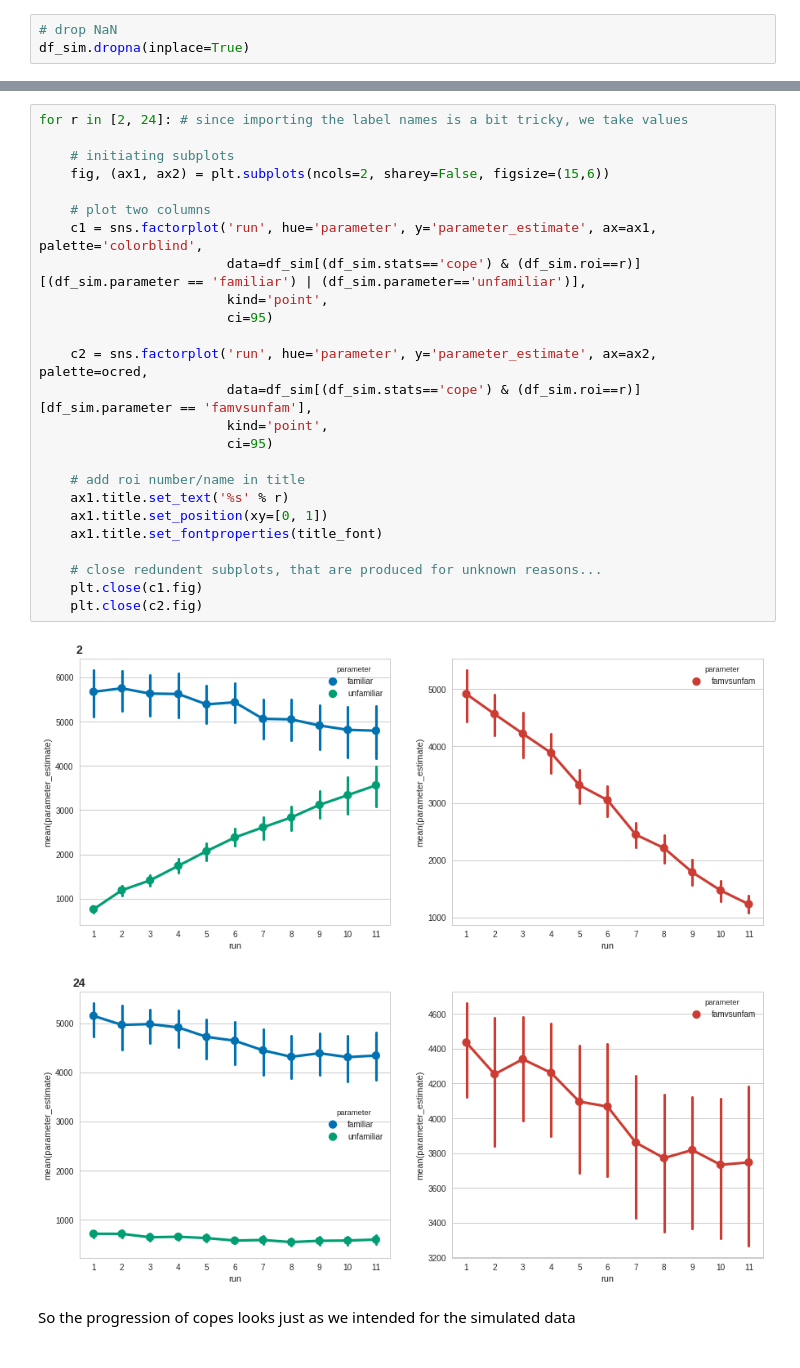
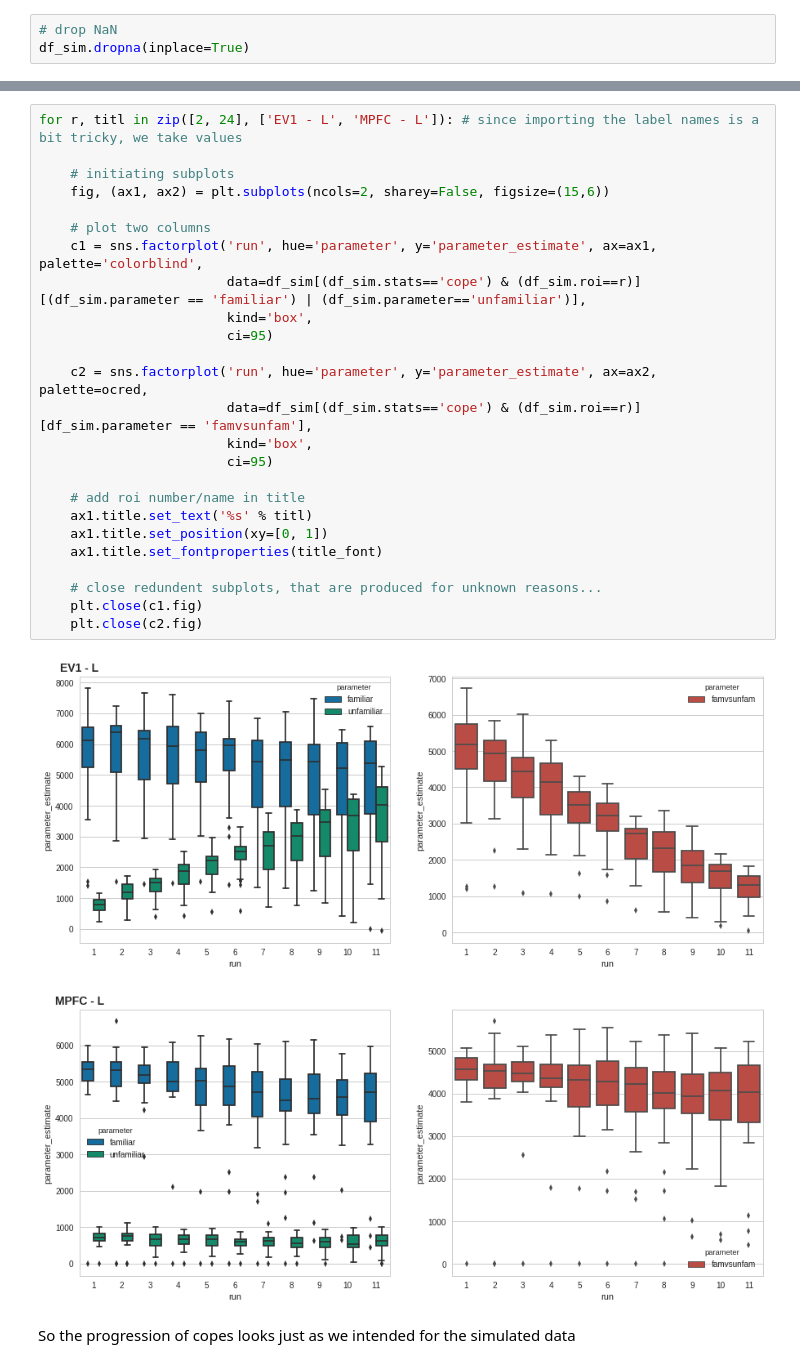
Before and after one commit to oliver-contier/famface-temporal-dynamics, a Jupyter notebook: notebooks/plot_mean_betas.ipynb, the cells around one changed output, grey strips where cells are left out. Saved outputs shown, nothing was run; the diff lists cells and outputs as text.

```diff
--- a/notebooks/plot_mean_betas.ipynb
+++ b/notebooks/plot_mean_betas.ipynb
@@ -480,31 +503,31 @@ df_sim.dropna(inplace=True)
 # %%
-for r in [2, 24]: # since importing the label names is a bit tricky, we take values
+for r, titl in zip([2, 24], ['EV1 - L', 'MPFC - L']): # since importing the label names is a bit tricky, we take values
 
     # initiating subplots
     fig, (ax1, ax2) = plt.subplots(ncols=2, sharey=False, figsize=(15,6))
 
     # plot two columns
     c1 = sns.factorplot('run', hue='parameter', y='parameter_estimate', ax=ax1, palette='colorblind',
                         data=df_sim[(df_sim.stats=='cope') & (df_sim.roi==r)][(df_sim.parameter == 'familiar') | (df_sim.parameter=='unfamiliar')],
-                        kind='point',
+                        kind='box',
                         ci=95)
 
     c2 = sns.factorplot('run', hue='parameter', y='parameter_estimate', ax=ax2, palette=ocred,
                         data=df_sim[(df_sim.stats=='cope') & (df_sim.roi==r)][df_sim.parameter == 'famvsunfam'],
-                        kind='point',
+                        kind='box',
                         ci=95)
 
     # add roi number/name in title
-    ax1.title.set_text('%s' % r)
+    ax1.title.set_text('%s' % titl)
     ax1.title.set_position(xy=[0, 1])
     ax1.title.set_fontproperties(title_font)
 
     # close redundent subplots, that are produced for unknown reasons...
     plt.close(c1.fig)
     plt.close(c2.fig)
 # %% [output]
-[figure, old version]
+[figure, new version]
-[figure, old version]
+[figure, new version]
 # %% [markdown]
 So the progression of copes looks just as we intended for the simulated data
 # %% [markdown]
```
Also changed, not shown: parts of 26 cells of this notebook.
